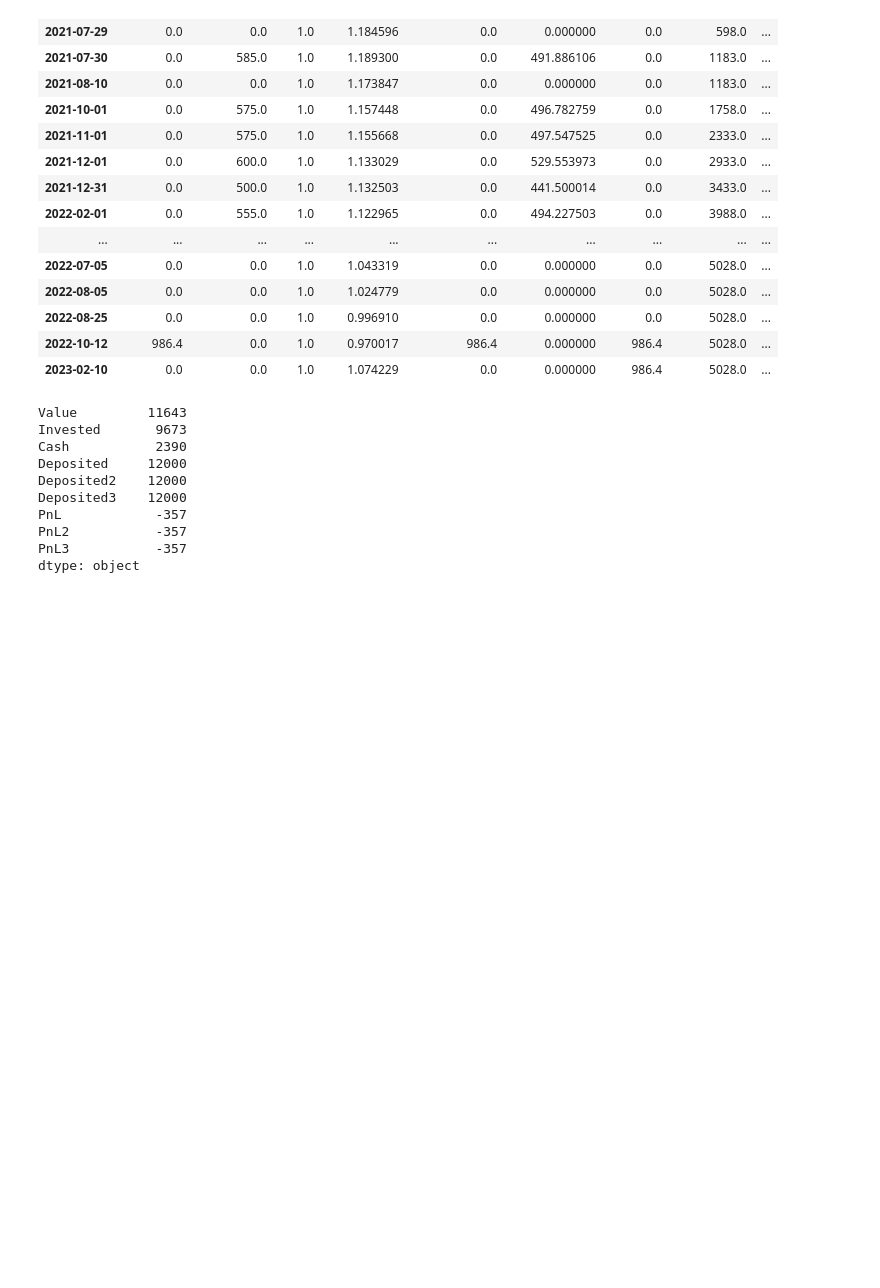
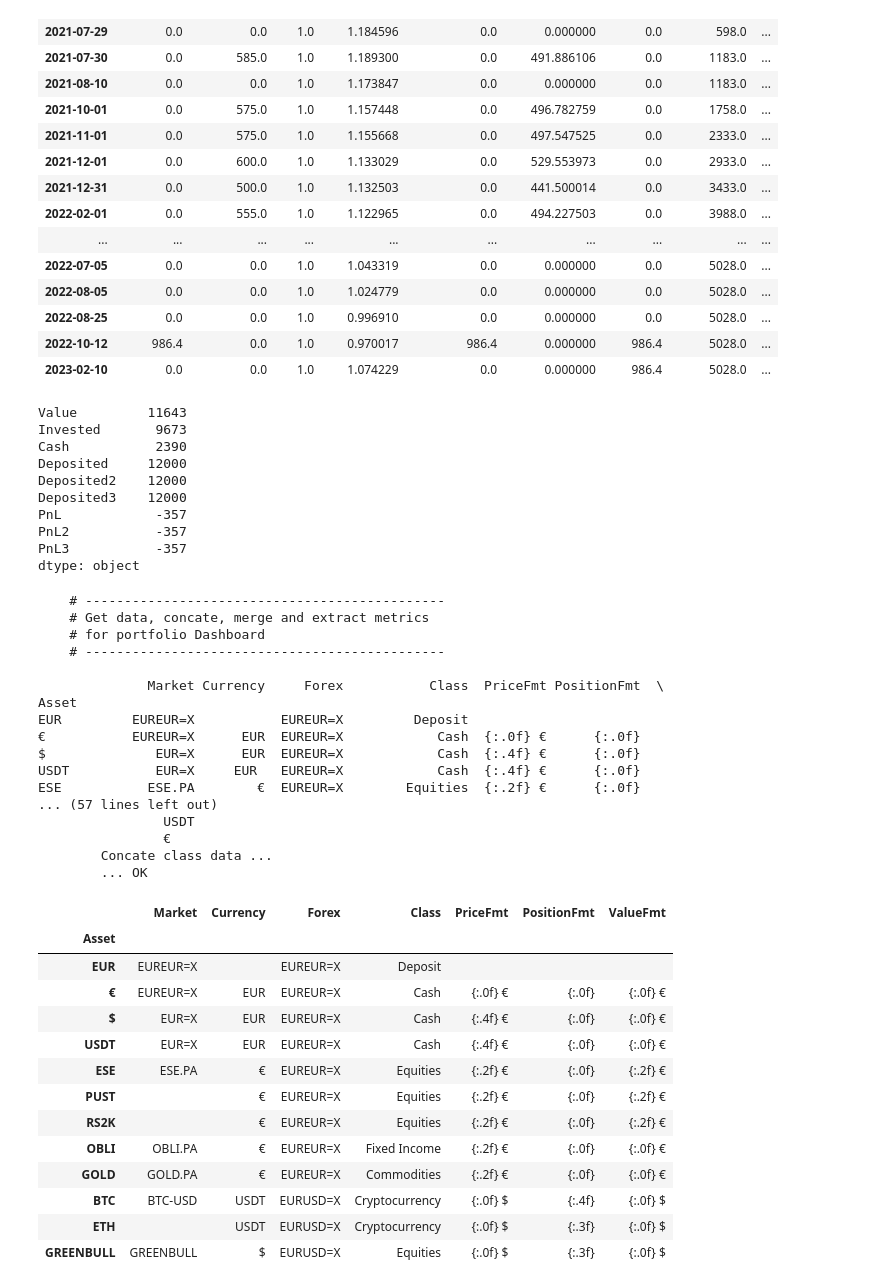
Before and after one commit to vixen-cordier/dashboards, a Jupyter notebook: book.ipynb, the cells around one changed output. Saved outputs shown, nothing was run; the diff lists cells and outputs as text; code cells hidden in the pictures; blank space fills up the shorter version.

Commit message:
datatble asset ok

```diff
--- a/book.ipynb
+++ b/book.ipynb
@@ -252,3 +252,38 @@ PnL            -357
 PnL2           -357
 PnL3           -357
 dtype: object
+# %%
+from api_portfolio import build_data
+data, assets = build_data()
+# %% [output]
+    # ----------------------------------------------
+    # Get data, concate, merge and extract metrics
+    # for portfolio Dashboard
+    # ----------------------------------------------
+
+              Market Currency     Forex           Class  PriceFmt PositionFmt  \
+Asset
+EUR         EUREUR=X           EUREUR=X         Deposit
+€           EUREUR=X      EUR  EUREUR=X            Cash  {:.0f} €      {:.0f}
+$              EUR=X      EUR  EUREUR=X            Cash  {:.4f} €      {:.0f}
+USDT           EUR=X     EUR   EUREUR=X            Cash  {:.4f} €      {:.0f}
+ESE           ESE.PA        €  EUREUR=X        Equities  {:.2f} €      {:.0f}
+... (57 lines left out)
+                USDT
+                €
+        Concate class data ...
+        ... OK
+|  | Market | Currency | Forex | Class | PriceFmt | PositionFmt | ValueFmt |
+| Asset |  |  |  |  |  |  |  |
+| EUR | EUREUR=X |  | EUREUR=X | Deposit |  |  |  |
+| € | EUREUR=X | EUR | EUREUR=X | Cash | {:.0f} € | {:.0f} | {:.0f} € |
+| $ | EUR=X | EUR | EUREUR=X | Cash | {:.4f} € | {:.0f} | {:.0f} € |
+| USDT | EUR=X | EUR | EUREUR=X | Cash | {:.4f} € | {:.0f} | {:.0f} € |
+| ESE | ESE.PA | € | EUREUR=X | Equities | {:.2f} € | {:.0f} | {:.2f} € |
+| PUST |  | € | EUREUR=X | Equities | {:.2f} € | {:.0f} | {:.2f} € |
+| RS2K |  | € | EUREUR=X | Equities | {:.2f} € | {:.0f} | {:.2f} € |
+| OBLI | OBLI.PA | € | EUREUR=X | Fixed Income | {:.2f} € | {:.0f} | {:.0f} € |
+| GOLD | GOLD.PA | € | EUREUR=X | Commodities | {:.2f} € | {:.0f} | {:.0f} € |
+| BTC | BTC-USD | USDT | EURUSD=X | Cryptocurrency | {:.0f} $ | {:.4f} | {:.0f} $ |
+| ETH |  | USDT | EURUSD=X | Cryptocurrency | {:.0f} $ | {:.3f} | {:.0f} $ |
+| GREENBULL | GREENBULL | $ | EURUSD=X | Equities | {:.0f} $ | {:.3f} | {:.0f} $ |
```
Also changed, not shown: parts of 3 cells of this notebook, 1 other file.
